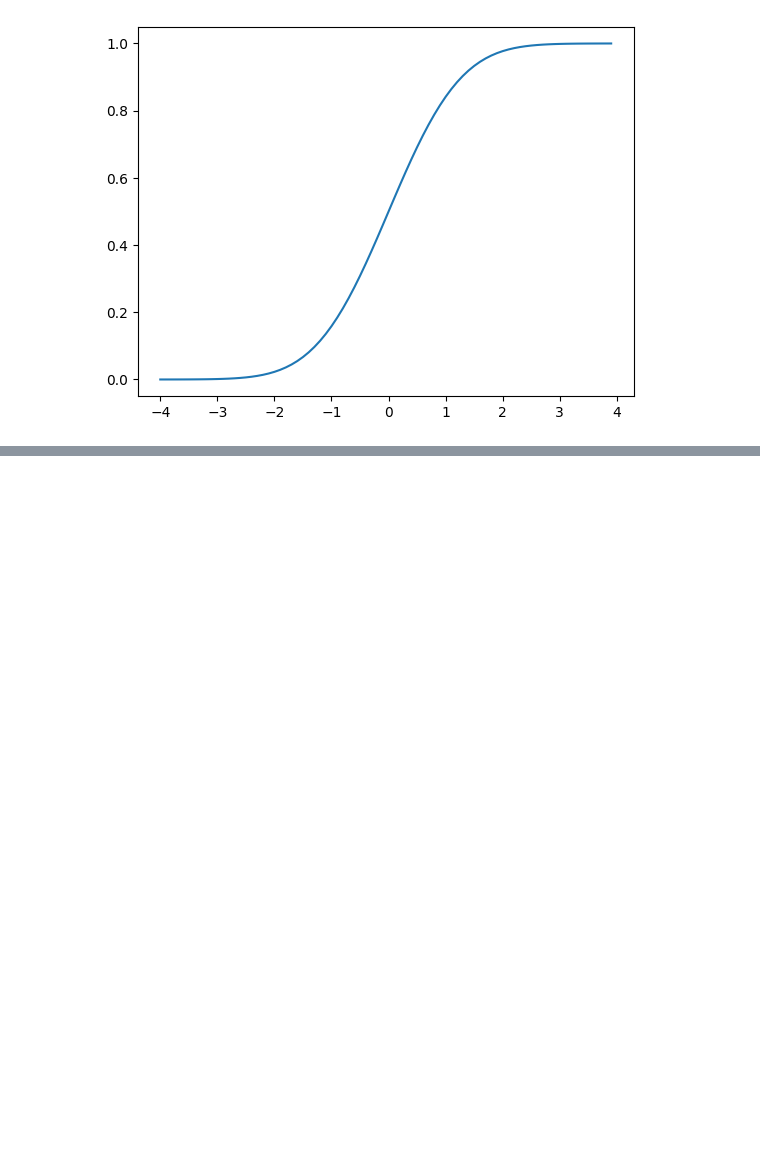
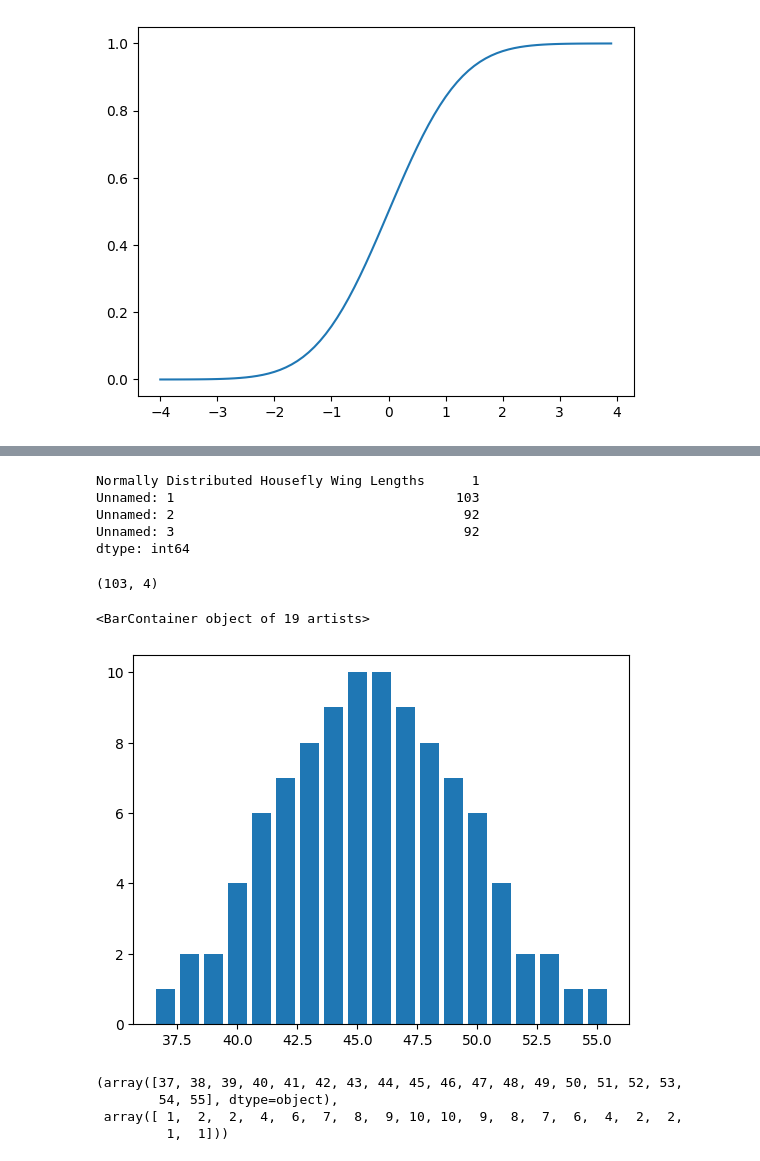
Before and after one commit to jariel17/curso-probabilidad, a Jupyter notebook: 03_distribucion_normal.ipynb, the cells around one changed output, grey strips where cells are left out. Cells and saved outputs as stored; diff of their text form; code cells hidden in the pictures; blank space fills up the shorter version.

Commit message:
Complete class on normal distribution

```diff
--- a/03_distribucion_normal.ipynb
+++ b/03_distribucion_normal.ipynb
@@ -54,0 +53,8 @@ plt.plot(x, y)
+# %%
+if '__file__' in globals():
+    current_dir = os.path.dirname(__file__)
+else:
+    current_dir = os.getcwd()
+# %%
+excel = os.path.join(current_dir, "s057.xls")
+excel
@@ -54,0 +63,2 @@ plt.plot(x, y)
+# %%
+df = pd.read_excel(excel)
@@ -54,0 +79,30 @@ plt.plot(x, y)
+# %%
+(
+    df
+    .isnull()
+    .sum()
+)
+# %% [output]
+Normally Distributed Housefly Wing Lengths      1
+Unnamed: 1                                    103
+Unnamed: 2                                     92
+Unnamed: 3                                     92
+dtype: int64
+# %%
+df.shape
+# %% [output]
+(103, 4)
+# %%
+arr = df['Normally Distributed Housefly Wing Lengths'].values[4:]
+values, dist = np.unique(arr, return_counts=True)
+plt.bar(values, dist)
+# %% [output]
+<BarContainer object of 19 artists>
+[figure, added]
+# %%
+np.unique(arr, return_counts=True)
+# %% [output]
+(array([37, 38, 39, 40, 41, 42, 43, 44, 45, 46, 47, 48, 49, 50, 51, 52, 53,
+        54, 55], dtype=object),
+ array([ 1,  2,  2,  4,  6,  7,  8,  9, 10, 10,  9,  8,  7,  6,  4,  2,  2,
+         1,  1]))
```
Also changed, not shown: parts of 5 cells of this notebook, 2 other files.
